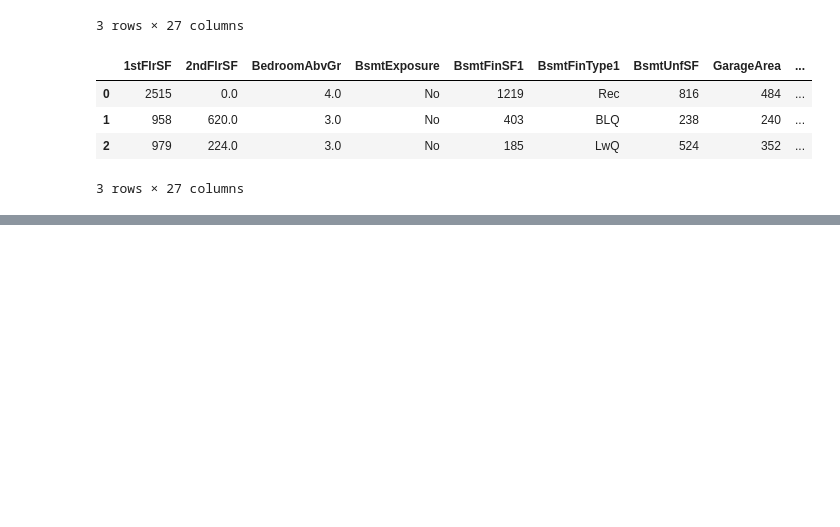
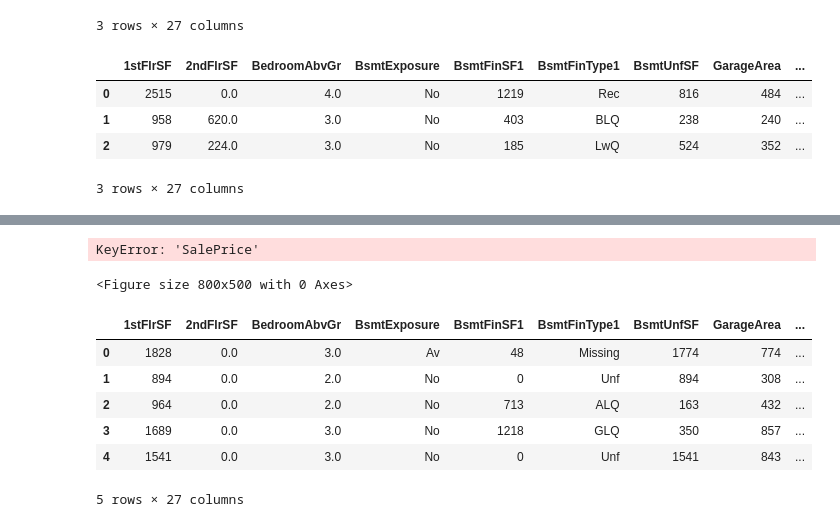
Before and after one commit to emilywade/heritage-housing, a Jupyter notebook: jupyter_notebooks/04FeatureEngineering.ipynb, the cells around one changed output, grey strips where cells are left out. Cells and saved outputs as stored; diff of their text form; code cells hidden in the pictures; blank space fills up the shorter version.

Commit message:
started ordinal encoding, discovered i accidentally dropped saleprice from train/test set so added back in to data cleaning before export

```diff
--- a/jupyter_notebooks/04FeatureEngineering.ipynb
+++ b/jupyter_notebooks/04FeatureEngineering.ipynb
@@ -61,0 +104,26 @@ TestSet.head(3)
+# %%
+import matplotlib.pyplot as plt
+import seaborn as sns
+
+sns.set(style="whitegrid")
+
+for var in variables_to_encode:
+    plt.figure(figsize=(8, 5))
+    sns.boxplot(x=TrainSet[var], y=TrainSet['SalePrice'], palette="viridis")
+    plt.title(f"SalePrice vs {var} (Ordinal Encoded)")
+    plt.xlabel(var)
+    plt.ylabel("SalePrice")
+    plt.show()
+# %% [output]
+KeyError: 'SalePrice'
+<Figure size 800x500 with 0 Axes>
+# %%
+TrainSet.head()
+# %% [output]
+|  | 1stFlrSF | 2ndFlrSF | BedroomAbvGr | BsmtExposure | BsmtFinSF1 | BsmtFinType1 | BsmtUnfSF | GarageArea | ... |
+| 0 | 1828 | 0.0 | 3.0 | Av | 48 | Missing | 1774 | 774 | ... |
+| 1 | 894 | 0.0 | 2.0 | No | 0 | Unf | 894 | 308 | ... |
+| 2 | 964 | 0.0 | 2.0 | No | 713 | ALQ | 163 | 432 | ... |
+| 3 | 1689 | 0.0 | 3.0 | No | 1218 | GLQ | 350 | 857 | ... |
+| 4 | 1541 | 0.0 | 3.0 | No | 0 | Unf | 1541 | 843 | ... |
+5 rows × 27 columns
```
Also changed, not shown: parts of 9 cells of this notebook, 3 other files.
